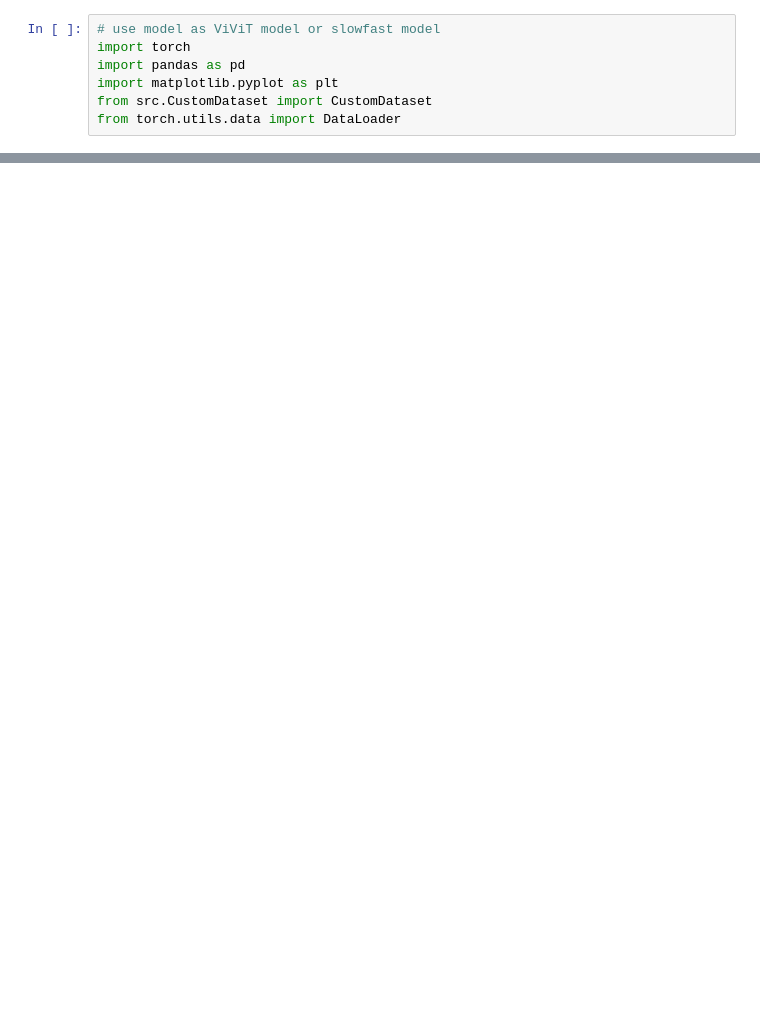
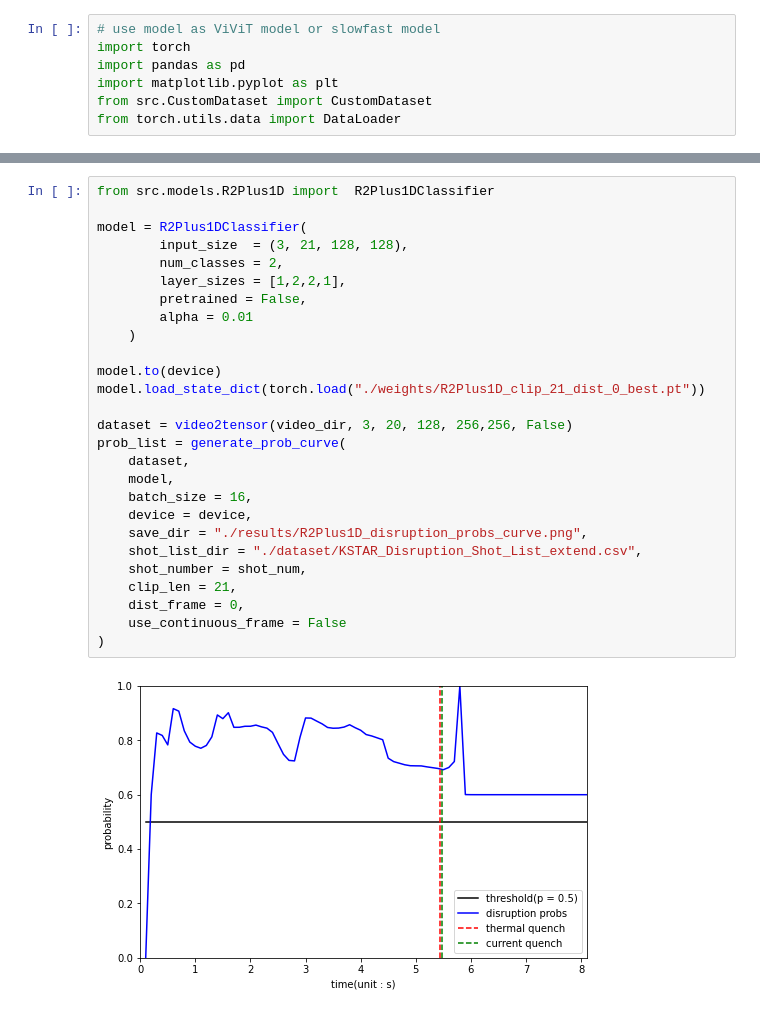
Before and after one commit to ZINZINBIN/Disruption-Prediciton-based-on-Multimodal-Deep-Learning, a Jupyter notebook: analysis_model_performance.ipynb, the cells around one changed output, grey strips where cells are left out. Cells and saved outputs as stored; diff of their text form; blank space fills up the shorter version.

```diff
--- a/analysis_model_performance.ipynb
+++ b/analysis_model_performance.ipynb
@@ -110,0 +128,29 @@ prob_list = generate_prob_curve(
+# %%
+from src.models.R2Plus1D import  R2Plus1DClassifier
+
+model = R2Plus1DClassifier(
+        input_size  = (3, 21, 128, 128),
+        num_classes = 2,
+        layer_sizes = [1,2,2,1],
+        pretrained = False,
+        alpha = 0.01
+    )
+
+model.to(device)
+model.load_state_dict(torch.load("./weights/R2Plus1D_clip_21_dist_0_best.pt"))
+
+dataset = video2tensor(video_dir, 3, 20, 128, 256,256, False)
+prob_list = generate_prob_curve(
+    dataset,
+    model,
+    batch_size = 16,
+    device = device,
+    save_dir = "./results/R2Plus1D_disruption_probs_curve.png",
+    shot_list_dir = "./dataset/KSTAR_Disruption_Shot_List_extend.csv",
+    shot_number = shot_num,
+    clip_len = 21,
+    dist_frame = 0,
+    use_continuous_frame = False
+)
+# %% [output]
+[figure, added]
```
Also changed, not shown: parts of 10 cells of this notebook, 24 other files.
